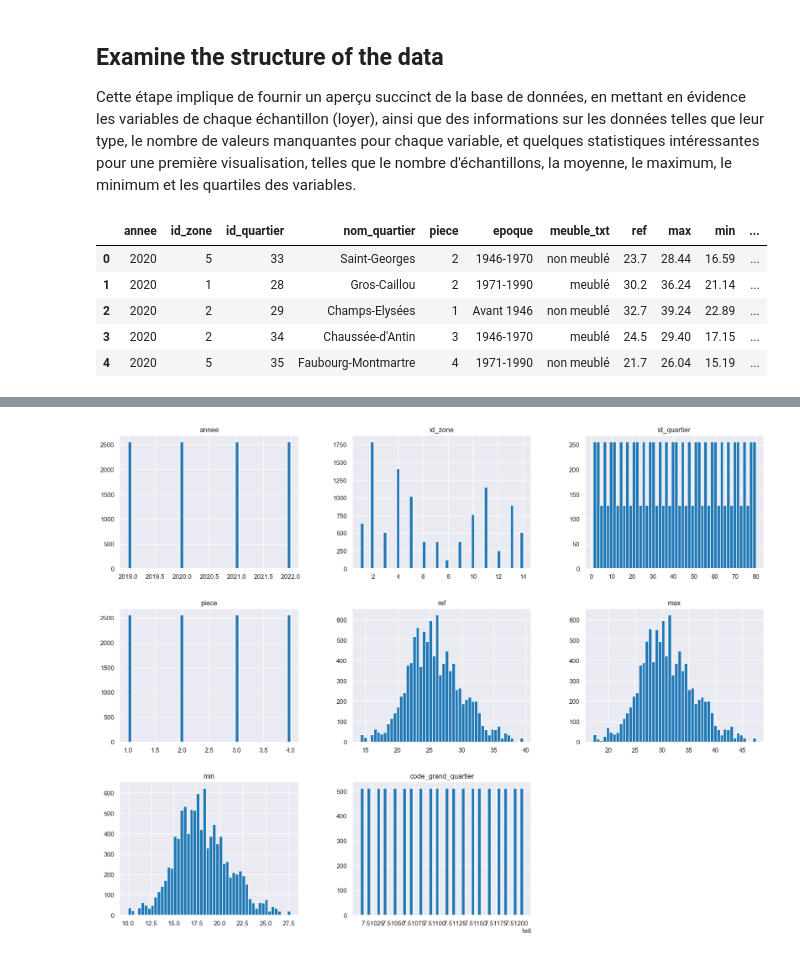
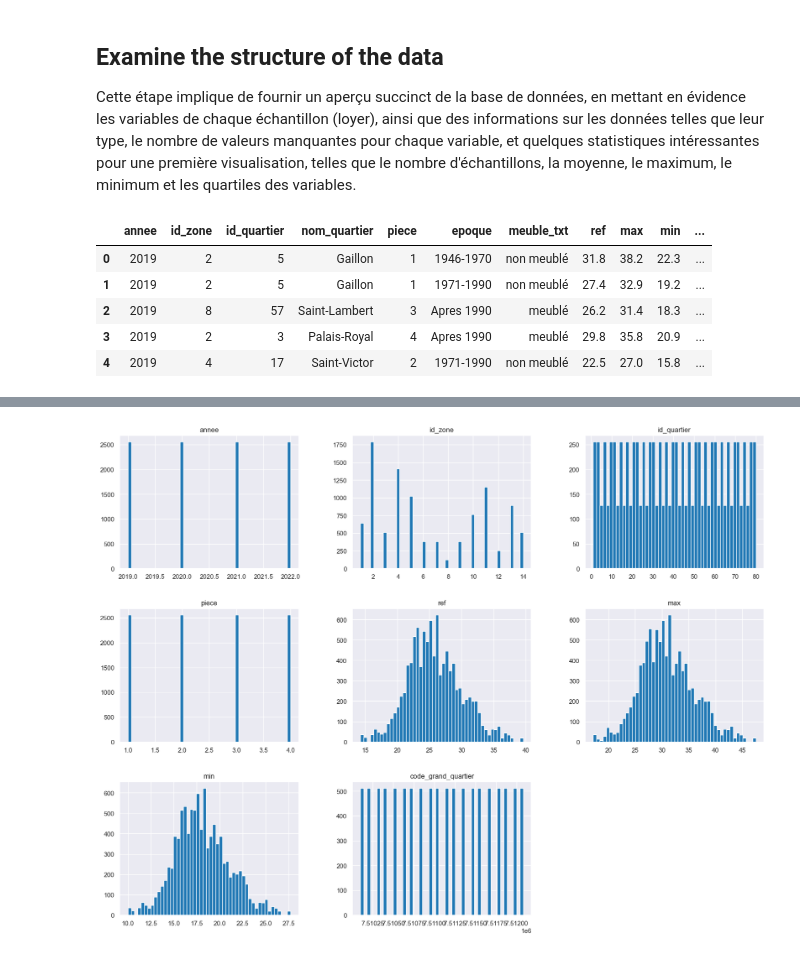
Before and after one commit to BranisGh/Data-Science-Projects, a Jupyter notebook: paris_housing.ipynb, the cells around one changed output, grey strips where cells are left out. Saved outputs shown, nothing was run; the diff lists cells and outputs as text; code cells hidden in the pictures.

```diff
--- a/paris_housing.ipynb
+++ b/paris_housing.ipynb
@@ -54,12 +54,14 @@ paris_housing = pd.read_csv(SAVE_PATH / FILE_NAME, sep=';')
 ## Examine the structure of the data
 
 Cette étape implique de fournir un aperçu succinct de la base de données, en mettant en évidence les variables de chaque échantillon (loyer), ainsi que des informations sur les données telles que leur type, le nombre de valeurs manquantes pour chaque variable, et quelques statistiques intéressantes pour une première visualisation, telles que le nombre d'échantillons, la moyenne, le maximum, le minimum et les quartiles des variables.
+# %%
+paris_housing_ = paris_housing.copy()
 # %%
-paris_housing.head(5)
+paris_housing_.head(5)
 # %% [output]
 |  | annee | id_zone | id_quartier | nom_quartier | piece | epoque | meuble_txt | ref | max | min | ... |
-| 0 | 2020 | 5 | 33 | Saint-Georges | 2 | 1946-1970 | non meublé | 23.7 | 28.44 | 16.59 | ... |
-| 1 | 2020 | 1 | 28 | Gros-Caillou | 2 | 1971-1990 | meublé | 30.2 | 36.24 | 21.14 | ... |
-| 2 | 2020 | 2 | 29 | Champs-Elysées | 1 | Avant 1946 | non meublé | 32.7 | 39.24 | 22.89 | ... |
-| 3 | 2020 | 2 | 34 | Chaussée-d'Antin | 3 | 1946-1970 | meublé | 24.5 | 29.40 | 17.15 | ... |
-| 4 | 2020 | 5 | 35 | Faubourg-Montmartre | 4 | 1971-1990 | non meublé | 21.7 | 26.04 | 15.19 | ... |
+| 0 | 2019 | 2 | 5 | Gaillon | 1 | 1946-1970 | non meublé | 31.8 | 38.2 | 22.3 | ... |
+| 1 | 2019 | 2 | 5 | Gaillon | 1 | 1971-1990 | non meublé | 27.4 | 32.9 | 19.2 | ... |
+| 2 | 2019 | 8 | 57 | Saint-Lambert | 3 | Apres 1990 | meublé | 26.2 | 31.4 | 18.3 | ... |
+| 3 | 2019 | 2 | 3 | Palais-Royal | 4 | Apres 1990 | meublé | 29.8 | 35.8 | 20.9 | ... |
+| 4 | 2019 | 4 | 17 | Saint-Victor | 2 | 1971-1990 | non meublé | 22.5 | 27.0 | 15.8 | ... |
```
Also changed, not shown: parts of 44 cells of this notebook, 1 other file.
